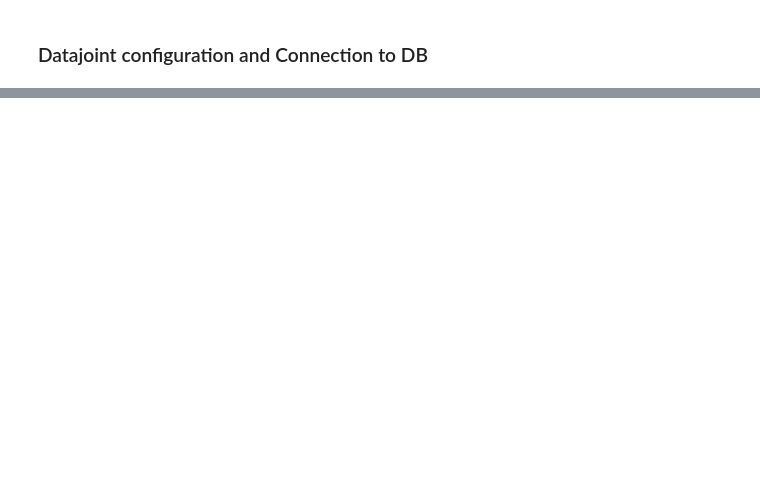
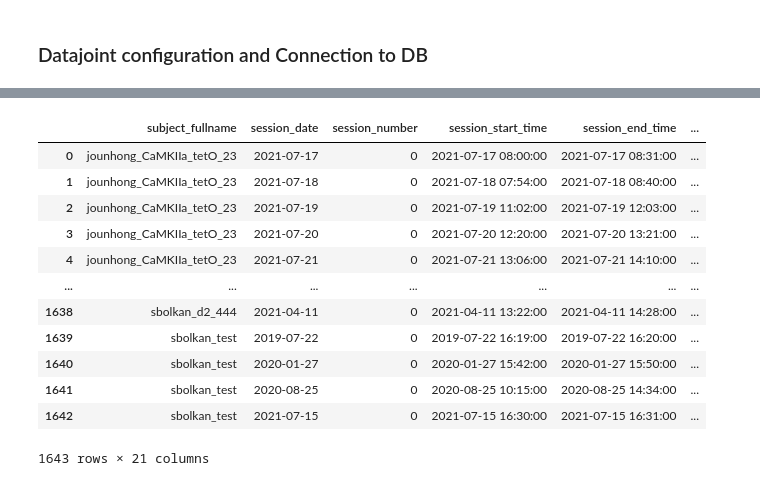
Before and after one commit to BrainCOGS/U19-pipeline-python, a Jupyter notebook: notebooks/behavior_metrics_performance.ipynb, the cells around one changed output, grey strips where cells are left out. Saved outputs shown, nothing was run; the diff lists cells and outputs as text; code cells hidden in the pictures; blank space fills up the shorter version.

```diff
--- a/notebooks/behavior_metrics_performance.ipynb
+++ b/notebooks/behavior_metrics_performance.ipynb
@@ -378,0 +123,36 @@ df_final
+# %%
+#Analyze only one protocol
+session_p_df = session_df.loc[session_df['session_protocol'] == protocol_df.index[0], :]
+
+#Get max level
+max_level = session_p_df['level'].max()
+max_level = 10
+
+#Sort by subject and date
+session_p_df = session_p_df.sort_values(by=['subject_fullname', 'session_date'])
+session_p_df = session_p_df.reset_index(drop=True)
+
+# Count sessions for each subject (sequential count and total count)
+sequential_sessions = session_p_df.groupby(['subject_fullname']).cumcount() + 1
+num_sessions_df = session_p_df.groupby('subject_fullname').agg({'session_date': [('total_sessions', 'count')]})
+num_sessions_df.columns = num_sessions_df.columns.droplevel()
+num_sessions_df = num_sessions_df.reset_index()
+
+# Merge session count to session df
+session_p_df['seq_sessions'] = sequential_sessions
+session_p_df = session_p_df.merge(num_sessions_df)
+
+# Filter only max level sessions
+session_p_df_max = session_p_df.loc[session_p_df['level'] == max_level, :]
+
+# Get only the first day that they got to max level and filter "fake" subjects
+first_session_max_level = session_p_df_max.drop_duplicates(subset = ["subject_fullname"], keep='first')
+first_session_max_level = first_session_max_level.loc[first_session_max_level['total_sessions'] >= min_sessions, :]
+first_session_max_level = first_session_max_level.reset_index(drop=True)
+
+
+#min_sessions to max level per rig
+sessions_max_level_rig = first_session_max_level.groupby('session_location').agg(
+    {'seq_sessions': [('mean_sessions', 'mean'), ('std_sessions', 'std'), ('num_subjects', 'count')]})
+sessions_max_level_rig.columns = sessions_max_level_rig.columns.droplevel()
+sessions_max_level_rig
@@ -378,0 +189,16 @@ df_final
+# %%
+session_p_df
+# %% [output]
+|  | subject_fullname | session_date | session_number | session_start_time | session_end_time | ... |
+| 0 | jounhong_CaMKIIa_tetO_23 | 2021-07-17 | 0 | 2021-07-17 08:00:00 | 2021-07-17 08:31:00 | ... |
+| 1 | jounhong_CaMKIIa_tetO_23 | 2021-07-18 | 0 | 2021-07-18 07:54:00 | 2021-07-18 08:40:00 | ... |
+| 2 | jounhong_CaMKIIa_tetO_23 | 2021-07-19 | 0 | 2021-07-19 11:02:00 | 2021-07-19 12:03:00 | ... |
+| 3 | jounhong_CaMKIIa_tetO_23 | 2021-07-20 | 0 | 2021-07-20 12:20:00 | 2021-07-20 13:21:00 | ... |
+| 4 | jounhong_CaMKIIa_tetO_23 | 2021-07-21 | 0 | 2021-07-21 13:06:00 | 2021-07-21 14:10:00 | ... |
+| ... | ... | ... | ... | ... | ... | ... |
+| 1638 | sbolkan_d2_444 | 2021-04-11 | 0 | 2021-04-11 13:22:00 | 2021-04-11 14:28:00 | ... |
+| 1639 | sbolkan_test | 2019-07-22 | 0 | 2019-07-22 16:19:00 | 2019-07-22 16:20:00 | ... |
+| 1640 | sbolkan_test | 2020-01-27 | 0 | 2020-01-27 15:42:00 | 2020-01-27 15:50:00 | ... |
+| 1641 | sbolkan_test | 2020-08-25 | 0 | 2020-08-25 10:15:00 | 2020-08-25 14:34:00 | ... |
+| 1642 | sbolkan_test | 2021-07-15 | 0 | 2021-07-15 16:30:00 | 2021-07-15 16:31:00 | ... |
+1643 rows × 21 columns
```
Also changed, not shown: parts of 29 cells of this notebook.
